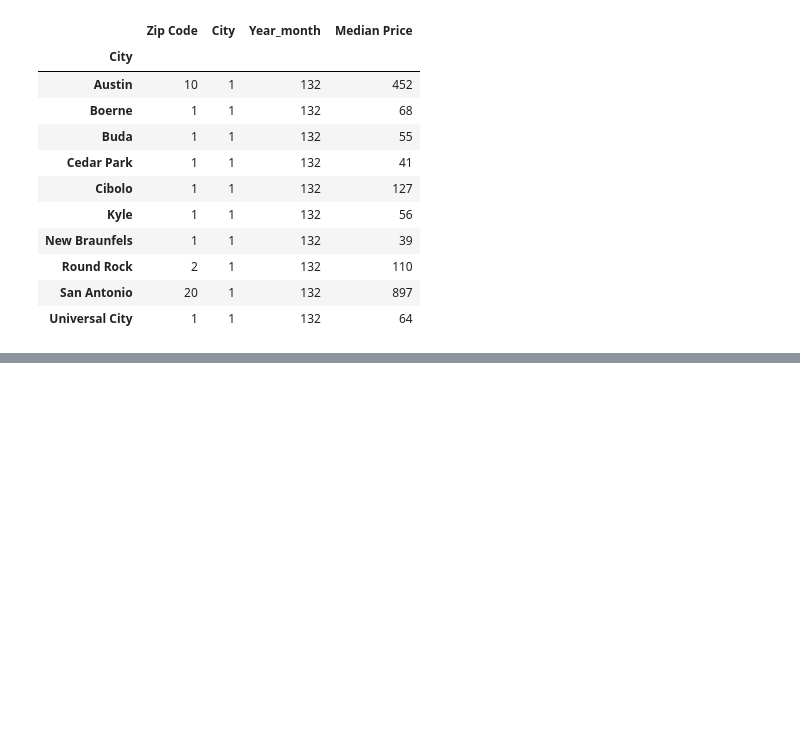
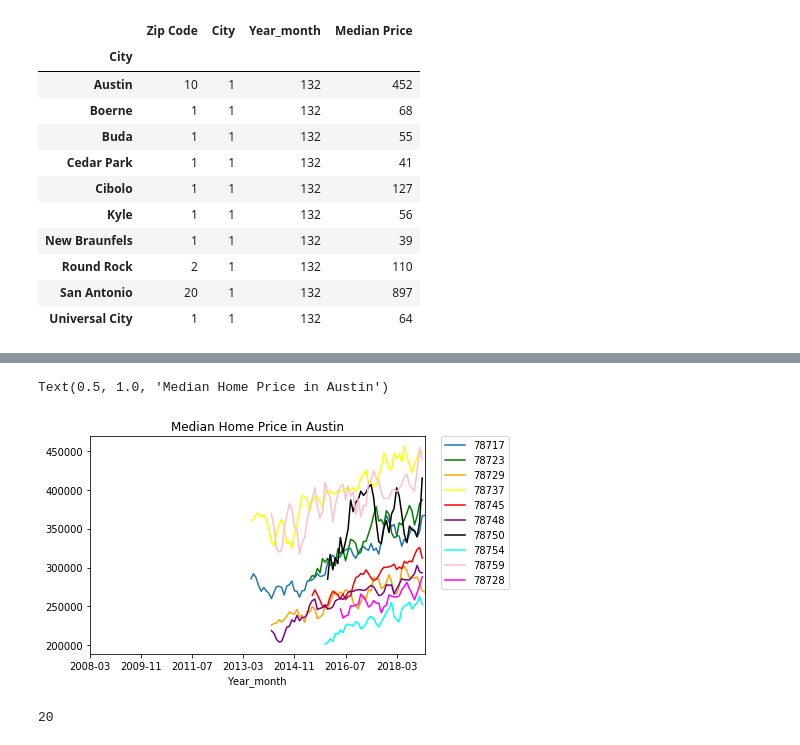
Before and after one commit to kkh1178/zillow, a Jupyter notebook: zillowproperties.ipynb, the cells around one changed output, grey strips where cells are left out. Saved outputs shown, nothing was run; the diff lists cells and outputs as text; code cells hidden in the pictures; blank space fills up the shorter version.

```diff
--- a/zillowproperties.ipynb
+++ b/zillowproperties.ipynb
@@ -438,0 +463,39 @@ ax.legend(bbox_to_anchor=(1.05, 1), loc=2, borderaxespad=0.)
+# %%
+# Looking at each individual zip code in austin and then graphing. Is there a better way to do this?
+austinzip1 = austin.loc[austin['Zip Code'] == testzip[0]]
+austinzip2 = austin.loc[austin['Zip Code'] == testzip[1]]
+austinzip3 = austin.loc[austin['Zip Code'] == testzip[2]]
+austinzip4 = austin.loc[austin['Zip Code'] == testzip[3]]
+austinzip5 = austin.loc[austin['Zip Code'] == testzip[4]]
+austinzip6 = austin.loc[austin['Zip Code'] == testzip[5]]
+austinzip7 = austin.loc[austin['Zip Code'] == testzip[6]]
+austinzip8 = austin.loc[austin['Zip Code'] == testzip[7]]
+austinzip9 = austin.loc[austin['Zip Code'] == testzip[8]]
+austinzip10 = austin.loc[austin['Zip Code'] == testzip[9]]
+
+ax2 = austinzip1.plot('Year_month', 'Median Price', label=testzip[0])
+austinzip2.plot('Year_month', 'Median Price', ax=ax2, color='green', label=testzip[1])
+austinzip3.plot('Year_month', 'Median Price', ax=ax2, color='orange', label=testzip[2])
+austinzip4.plot('Year_month', 'Median Price', ax=ax2, color='yellow', label=testzip[3])
+austinzip5.plot('Year_month', 'Median Price', ax=ax2, color='red', label=testzip[4])
+austinzip6.plot('Year_month', 'Median Price', ax=ax2, color='purple', label=testzip[5])
+austinzip7.plot('Year_month', 'Median Price', ax=ax2, color='black', label=testzip[6])
+austinzip8.plot('Year_month', 'Median Price', ax=ax2, color='aqua', label=testzip[7])
+austinzip9.plot('Year_month', 'Median Price', ax=ax2, color='pink', label=testzip[8])
+austinzip10.plot('Year_month', 'Median Price', ax=ax2, color='magenta', label=testzip[9])
+
+ax2.legend(bbox_to_anchor=(1.05, 1), loc=2, borderaxespad=0.)
+plt.title(label="Median Home Price in Austin", loc='center')
+# %% [output]
+Text(0.5, 1.0, 'Median Home Price in Austin')
+[figure, added]
+# %%
+# Looks like Austin's median home prices are going up too. Now lets look at San Antonio
+
+# Getting a list of unique San Antonio zip codes
+
+saziplist = sa['Zip Code'].unique()
+saziplist.tolist()
+print(len(saziplist))
+# %% [output]
+20
```
Also changed, not shown: parts of 9 cells of this notebook.
